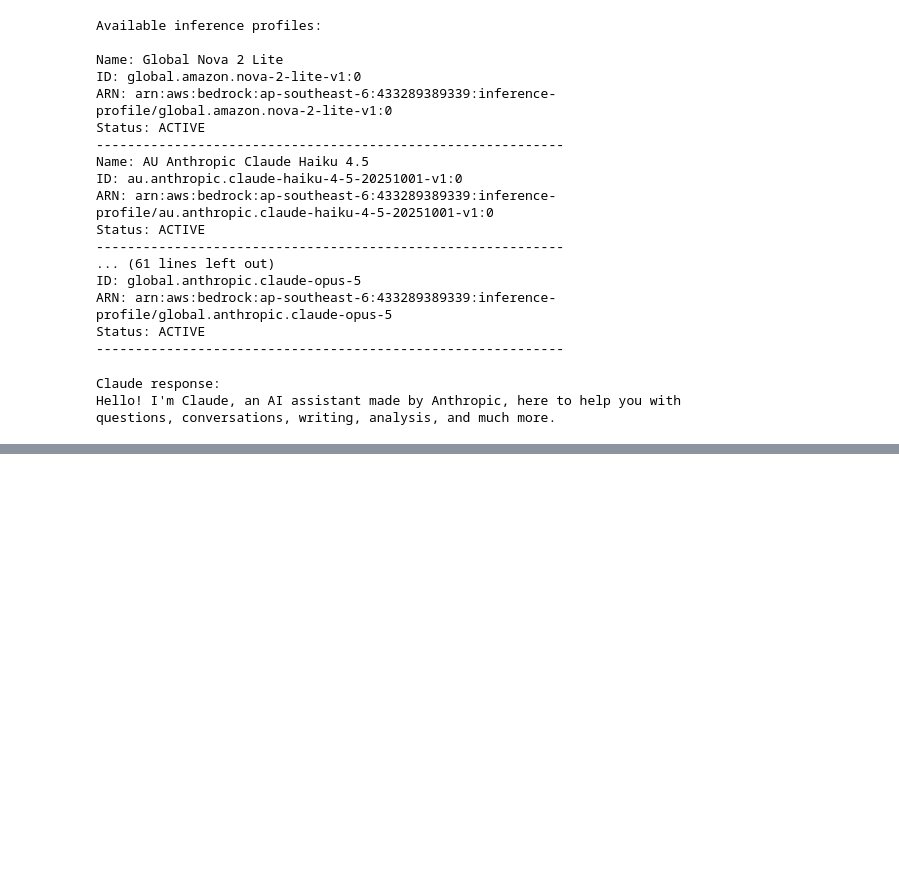
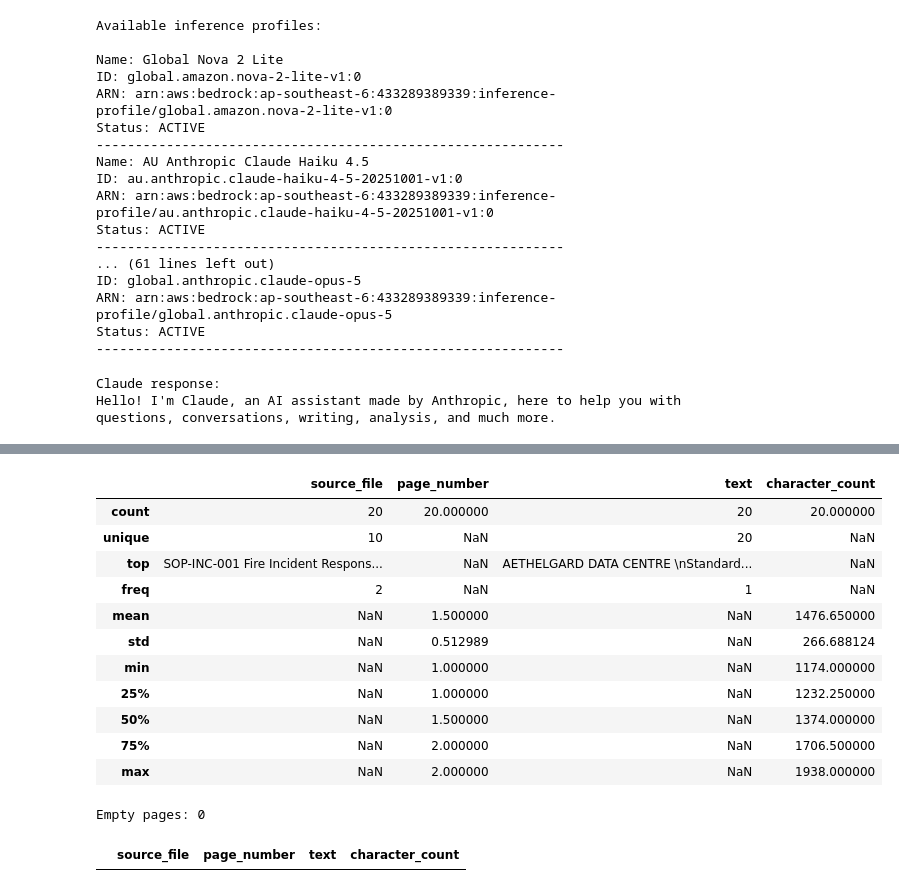
Before and after one commit to KunalSingh2/KunalSingh2, a Jupyter notebook: Milestone1_Data_Centre_Knowlege_Assitant.ipynb, the cells around one changed output, grey strips where cells are left out. Drawn from its saved outputs; the diff is of its cells as text; code cells hidden in the pictures; blank space fills up the shorter version.

```diff
--- a/Milestone1_Data_Centre_Knowlege_Assitant.ipynb
+++ b/Milestone1_Data_Centre_Knowlege_Assitant.ipynb
@@ -143,0 +150,11 @@ region_name="ap-southeast-6"
+# %%
+pdf_files = [
+    file_name
+    for file_name in os.listdir("/content")
+    if file_name.lower().endswith(".pdf")
+]
+
+print("PDF files found:", len(pdf_files))
+
+for file_name in pdf_files:
+    print("-", file_name)
@@ -143,0 +173,20 @@ region_name="ap-southeast-6"
+# %%
+extracted_pages = []
+
+for file_name in pdf_files:
+    file_path = os.path.join("/content", file_name)
+
+    with fitz.open(file_path) as pdf_document:
+        for page_number, page in enumerate(pdf_document, start=1):
+            page_text = page.get_text("text").strip()
+
+            extracted_pages.append(
+                {
+                    "source_file": file_name,
+                    "page_number": page_number,
+                    "text": page_text,
+                    "character_count": len(page_text)
+                }
+            )
+
+print("Total pages extracted:", len(extracted_pages))
@@ -143,0 +195,4 @@ region_name="ap-southeast-6"
+# %%
+pages_df = pd.DataFrame(extracted_pages)
+
+pages_df.head()
@@ -143,0 +220,24 @@ region_name="ap-southeast-6"
+# %%
+pages_df.describe(include="all")
+# %% [output]
+|  | source_file | page_number | text | character_count |
+| count | 20 | 20.000000 | 20 | 20.000000 |
+| unique | 10 | NaN | 20 | NaN |
+| top | SOP-INC-001 Fire Incident Respons... | NaN | AETHELGARD DATA CENTRE \nStandard... | NaN |
+| freq | 2 | NaN | 1 | NaN |
+| mean | NaN | 1.500000 | NaN | 1476.650000 |
+| std | NaN | 0.512989 | NaN | 266.688124 |
+| min | NaN | 1.000000 | NaN | 1174.000000 |
+| 25% | NaN | 1.000000 | NaN | 1232.250000 |
+| 50% | NaN | 1.500000 | NaN | 1374.000000 |
+| 75% | NaN | 2.000000 | NaN | 1706.500000 |
+| max | NaN | 2.000000 | NaN | 1938.000000 |
+# %%
+empty_pages = pages_df[pages_df["character_count"] == 0]
+
+print("Empty pages:", len(empty_pages))
+
+empty_pages
+# %% [output]
+Empty pages: 0
+|  | source_file | page_number | text | character_count |
```
Also changed, not shown: parts of 7 cells of this notebook.
